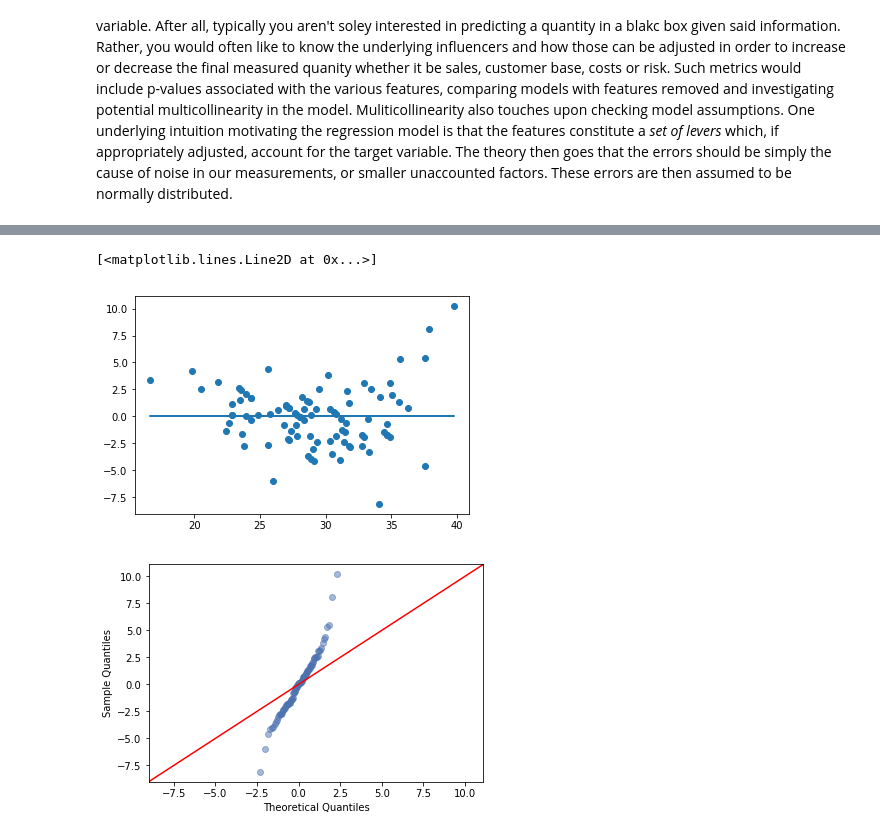
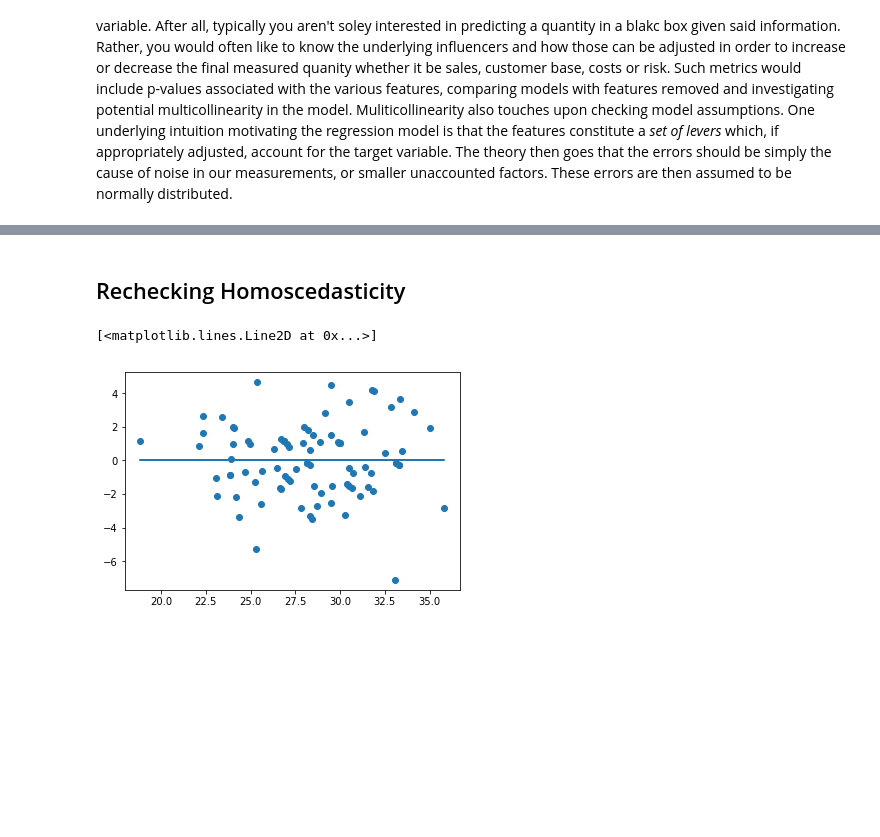
Before and after one commit to zaborowm/dsc-modeling-your-data-nyc-ds-career-042219, a Jupyter notebook: index.ipynb, the cells around one changed output, grey strips where cells are left out. Drawn from its saved outputs; the diff is of its cells as text; code cells hidden in the pictures; blank space fills up the shorter version.

```diff
--- a/index.ipynb
+++ b/index.ipynb
@@ -109,0 +250,5 @@ plt.show()
+# %%
+#Finding a cutoff point
+for i in range(90,99):
+    q = i / 100
+    print('{} percentile: {}'.format(q, df['MPG_Highway'].quantile(q=q)))
@@ -110,8 +265,10 @@ plt.show()
 # %%
+subset = df[df['MPG_Highway']<38]
+print('Percent removed:',(len(df) - len(subset))/len(df))
 outcome = 'MPG_Highway'
-x_cols = ['Passengers', 'Wheelbase', 'Weight', 'Fueltank'] #Width could also arguably be remove
+x_cols = ['Passengers', 'Wheelbase', 'Weight', 'Fueltank']
 predictors = '+'.join(x_cols)
 formula = outcome + "~" + predictors
-model = ols(formula=formula, data=df).fit()
+model = ols(formula=formula, data=subset).fit()
 model.summary()
 # %% [output]
@@ -140,12 +304,8 @@ Warnings:
+# %% [markdown]
+## Rechecking Homoscedasticity
 # %%
-plt.scatter(model.predict(df[x_cols]), model.resid)
-plt.plot(model.predict(df[x_cols]), [0 for i in range(len(df))])
+plt.scatter(model.predict(subset[x_cols]), model.resid)
+plt.plot(model.predict(subset[x_cols]), [0 for i in range(len(subset))])
 # %% [output]
 [<matplotlib.lines.Line2D at 0x...>]
-[figure, old version]
+[figure, new version]
-# %%
-QQ = ProbPlot(model.resid)
-QQ.qqplot(line='45', alpha=0.5, color='#4C72B0', lw=1)
-plt.show()
-# %% [output]
-[figure, removed]
```
Also changed, not shown: parts of 35 cells of this notebook, 5 other files.
